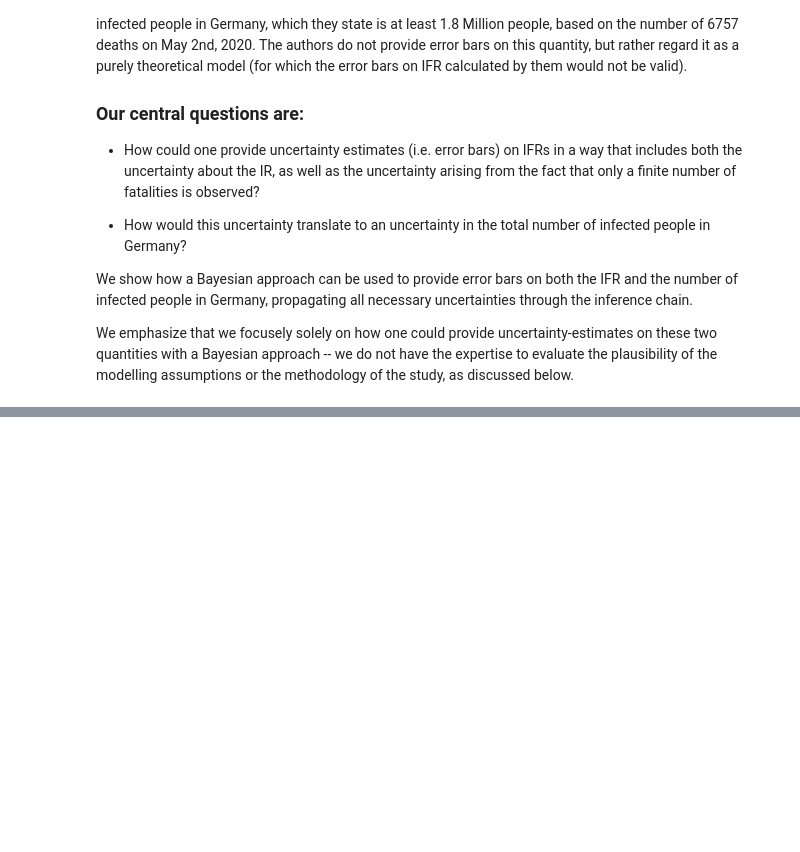
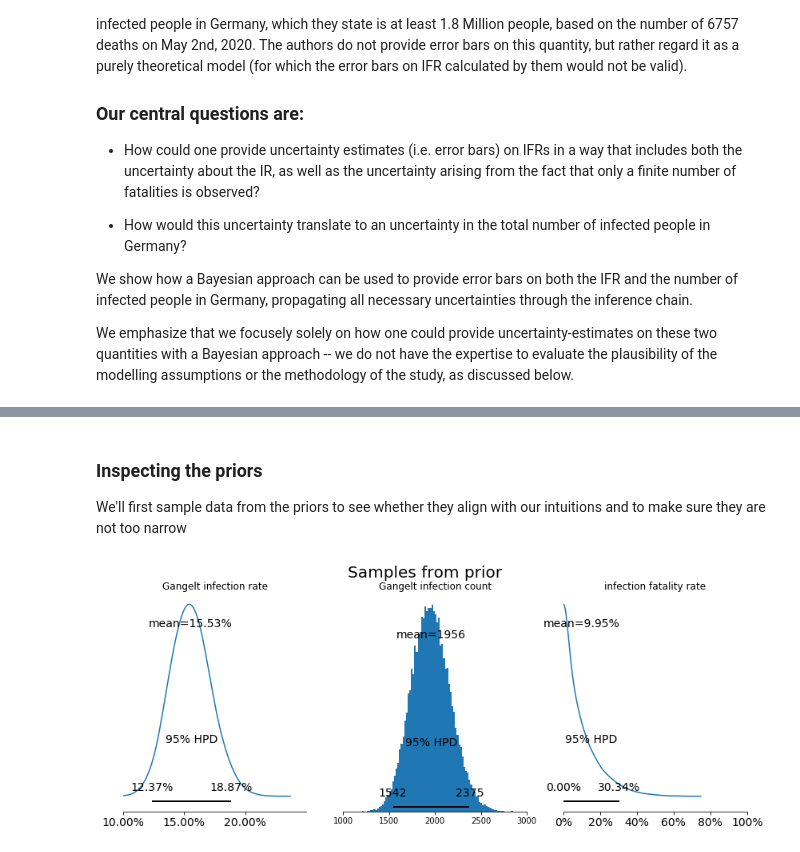
Before and after one commit to matthias-k/analysis-heinsberg-study, a Jupyter notebook: BayesianHeinsbergClean.ipynb, the cells around one changed output, grey strips where cells are left out. Drawn from its saved outputs; the diff is of its cells as text; code cells hidden in the pictures; blank space fills up the shorter version.

Commit message:
First plots in clean notebook
Signed-off-by: Matthias Kümmerer <matthias@matthias-k.org>

```diff
--- a/BayesianHeinsbergClean.ipynb
+++ b/BayesianHeinsbergClean.ipynb
@@ -471,0 +220,19 @@ for model_index, (fatalities, data) in enumerate(fatality_models.items()):
+# %%
+with pm.Model() as model:
+    # compute beta parameters from estimate and CI in paper: 0.1553 [0.1231, 0.1896].
+    gangelt_infection_rate_mean = 0.1553
+    gangelt_infection_rate_sd = (0.1896-0.1231)/4  # the paper states a 95%CI of [0.1231, 0.1896]
+    gangelt_infection_a = beta_a(mean=gangelt_infection_rate_mean, var=gangelt_infection_rate_sd**2)
+    gangelt_infection_b = beta_b(mean=gangelt_infection_rate_mean, var=gangelt_infection_rate_sd**2)
+
+    gangelt_infection_rate = pm.Beta(alpha=gangelt_infection_a, beta=gangelt_infection_b, name='gangelt_infection_rate')
+
+    total_population = 12597
+    gangelt_infected = pm.Binomial(n=total_population, p=gangelt_infection_rate, name='gangelt_infected')
+
+    ifr_prior_a = beta_a(mean=0.1, var=0.1**2)
+    ifr_prior_b = beta_a(mean=0.1, var=0.1**2)
+    infection_fatality_rate = pm.Beta(alpha=ifr_prior_a, beta=ifr_prior_b, name='infection_fatality_rate')
+    gangelt_fatalities = pm.Binomial(n=gangelt_infected, p=infection_fatality_rate, name='gangelt_fatalities=7', observed=7)
+
+display(pm.model_graph.model_to_graphviz(model))
@@ -471,0 +241,27 @@ for model_index, (fatalities, data) in enumerate(fatality_models.items()):
+# %% [markdown]
+### Inspecting the priors
+
+We'll first sample data from the priors to see whether they align with our intuitions and to make sure they are not too narrow
+# %%
+if os.path.isfile('model1_prior.pydat'):
+    prior = pickle.load(open('model1_prior.pydat', 'rb'))
+else:
+    with model:
+        prior = pm.sample_prior_predictive(samples=50000)
+    with open('model1_prior.pydat', 'wb') as f:
+        pickle.dump(prior, f)
+# %%
+f, axs = plt.subplots(1, 3, figsize=(14, 5))
+
+plot_infection_rate(prior['gangelt_infection_rate'], ax=axs[0])
+plot_gangelt_infected(prior['gangelt_infected'], ax=axs[1])
+plot_infection_fatality_rate_prior(prior['infection_fatality_rate'], ax=axs[2])
+
+
+axs[0].set_title('Gangelt infection rate')
+axs[2].set_title('infection fatality rate')
+axs[1].set_title('Gangelt infection count')
+
+f.suptitle('Samples from prior', fontsize=20);
+# %% [output]
+[figure, added]
```
Also changed, not shown: parts of 65 cells of this notebook, 1 other file.
